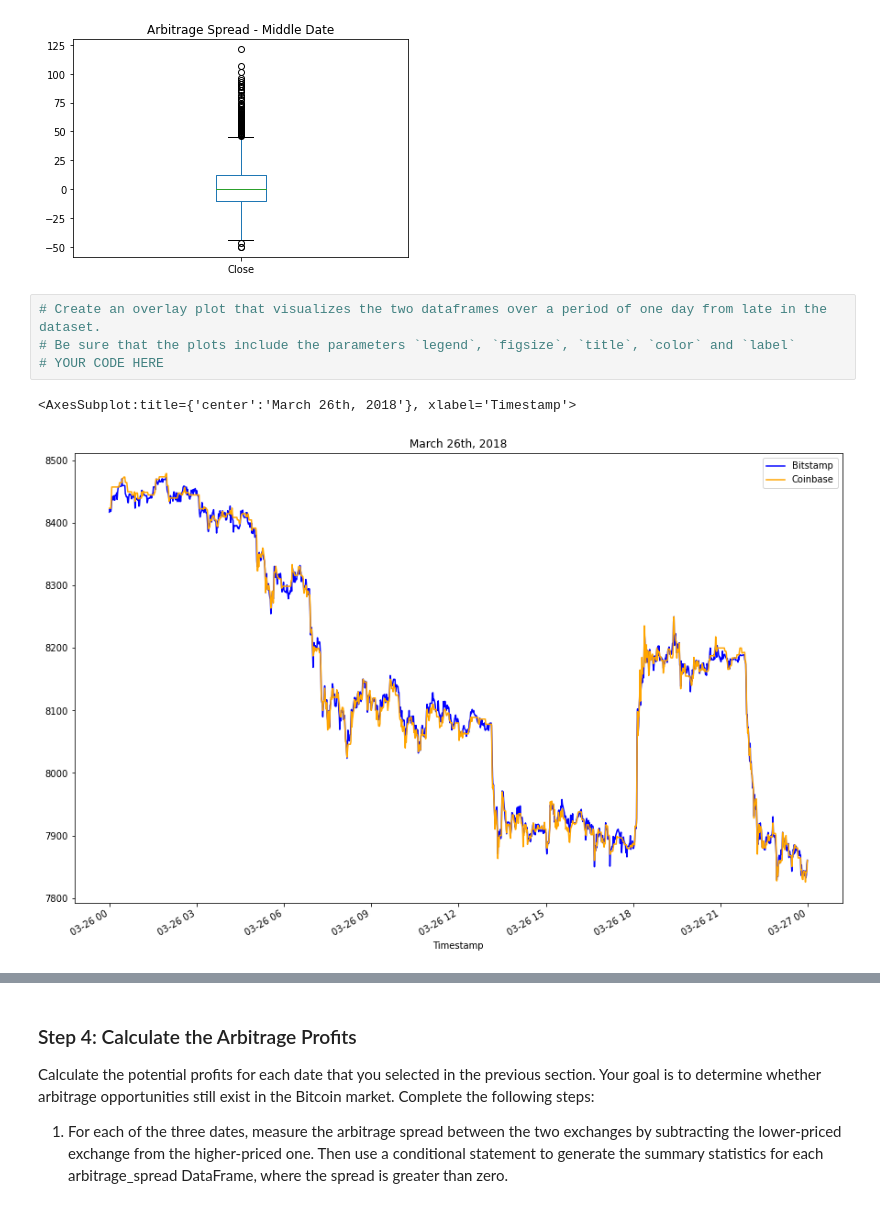
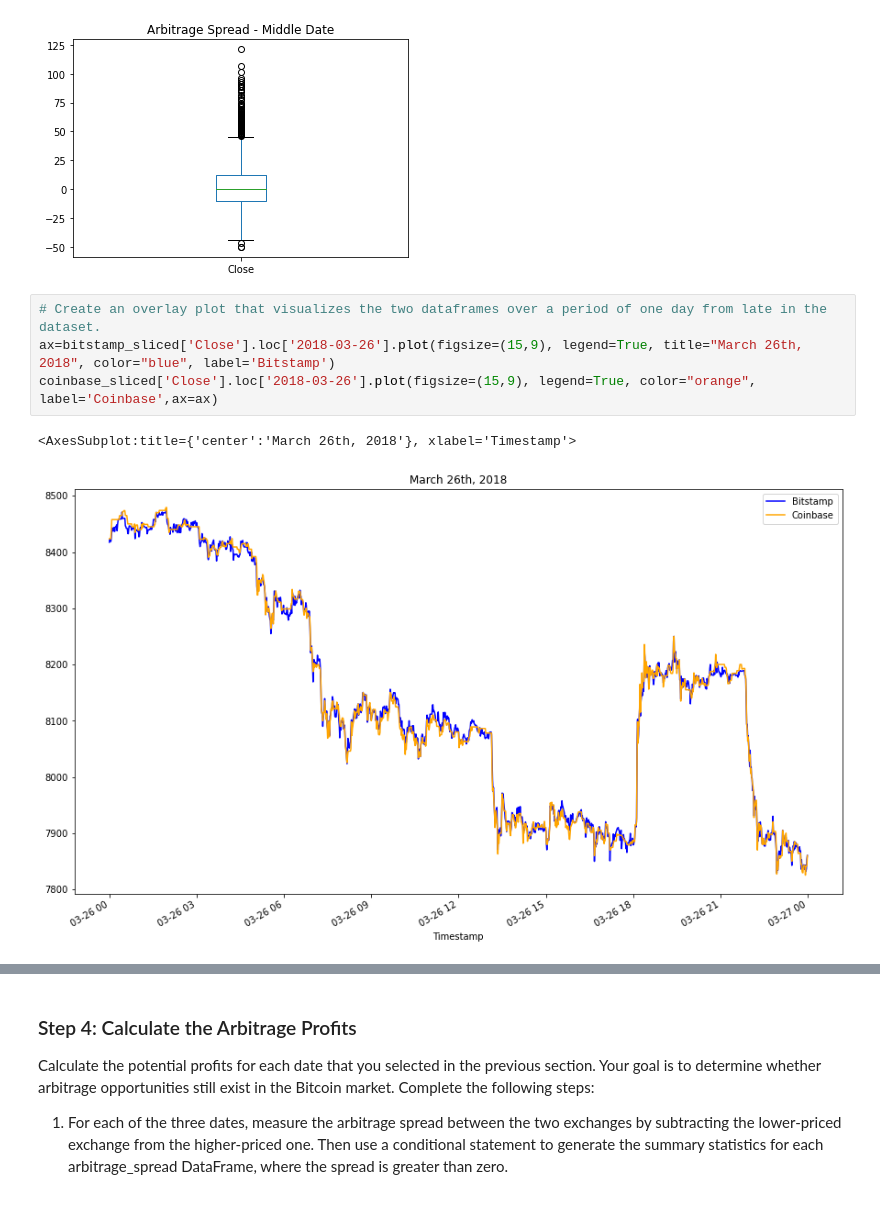
Before and after one commit to sangramsinghg/berkeley_fintech_module_3_challenge, a Jupyter notebook: crypto_arbitrage.ipynb, the cells around one changed output, grey strips where cells are left out. Drawn from its saved outputs; the diff is of its cells as text.

```diff
--- a/crypto_arbitrage.ipynb
+++ b/crypto_arbitrage.ipynb
@@ -347,11 +347,11 @@ arbitrage_spread_middle.plot(kind="box", title="Arbitrage Spread - Middle Date")
 [figure]
 # %%
 # Create an overlay plot that visualizes the two dataframes over a period of one day from late in the dataset.
-# Be sure that the plots include the parameters `legend`, `figsize`, `title`, `color` and `label`
-# YOUR CODE HERE
+ax=bitstamp_sliced['Close'].loc['2018-03-26'].plot(figsize=(15,9), legend=True, title="March 26th, 2018", color="blue", label='Bitstamp')
+coinbase_sliced['Close'].loc['2018-03-26'].plot(figsize=(15,9), legend=True, color="orange", label='Coinbase',ax=ax)
 # %% [output]
 <AxesSubplot:title={'center':'March 26th, 2018'}, xlabel='Timestamp'>
-[figure, old version]
+[figure, new version]
 # %%
 # Using the date from the late that you have selected, calculate the arbitrage spread
 # by subtracting the bitstamp lower closing prices from the coinbase higher closing prices
```
Also changed, not shown: parts of 2 cells of this notebook.
